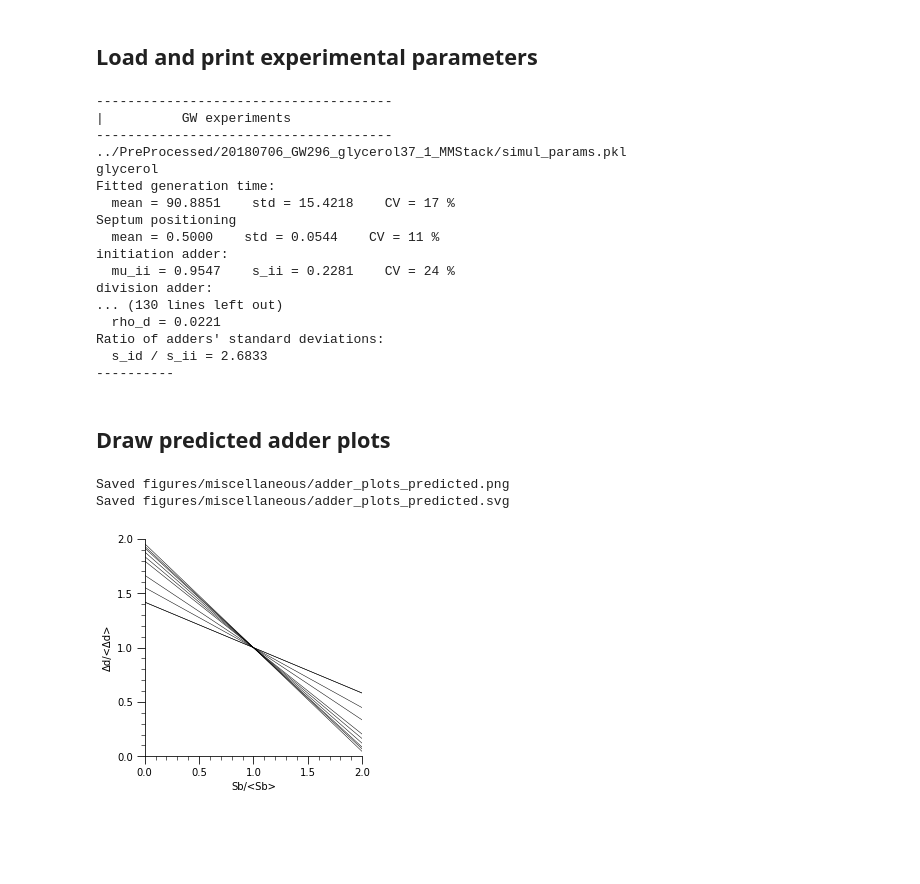
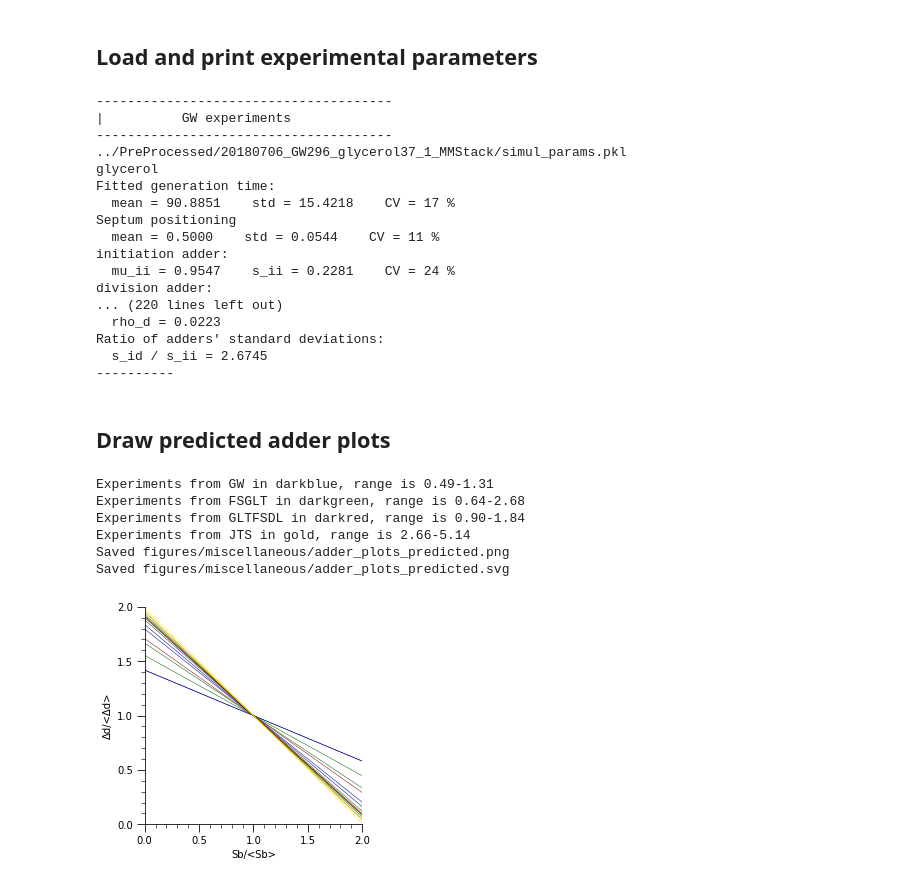
Before and after one commit to junlabucsd/DoubleAdderArticle, a Jupyter notebook: Response/response_Witz2019_list_experimental_params.ipynb, the cells around one changed output. Cells and saved outputs as stored; diff of their text form; code cells hidden in the pictures; blank space fills up the shorter version.

```diff
--- a/Response/response_Witz2019_list_experimental_params.ipynb
+++ b/Response/response_Witz2019_list_experimental_params.ipynb
@@ -53,6 +74,6 @@ alldicts['FSGLT'] = paramsdict
 # %%
-labels = []
-ratios = []
+labels = {}
+ratios = {}
 
 for key in alldicts.keys():
     print('-'*38)
@@ -62,6 +83,8 @@ for key in alldicts.keys():
     paramdict = alldicts[key]
     names = list(paramdict.keys())
     nfiles = len(names)
+    ratios[key] = []
+    labels[key] = []
 
     np.random.seed(123)
     for ind in range(nfiles):
@@ -117,8 +140,8 @@ for key in alldicts.keys():
         print("-"*10)
 
         # save the ratio
-        labels.append(name)
-        ratios.append(s_id/s_ii)
+        labels[key].append(name)
+        ratios[key].append(s_id/s_ii)
 # %% [output]
 --------------------------------------
 |          GW experiments
@@ -132,10 +155,10 @@ Septum positioning
 initiation adder:
   mu_ii = 0.9547    s_ii = 0.2281    CV = 24 %
 division adder:
-... (130 lines left out)
-  rho_d = 0.0221
+... (220 lines left out)
+  rho_d = 0.0223
 Ratio of adders' standard deviations:
-  s_id / s_ii = 2.6833
+  s_id / s_ii = 2.6745
 ----------
 # %% [markdown]
 ## Draw predicted adder plots
@@ -148,40 +171,48 @@ ax.tick_params(bottom=True, left=True, labelbottom=True, labelleft=True)
 ax.tick_params(axis='both', which='major', length=8)
 ax.tick_params(axis='both', which='minor', length=4)
 ax.spines['top'].set_visible(False)
 ax.spines['right'].set_visible(False)
 ax.spines['left'].set_smart_bounds(True)
 ax.spines['bottom'].set_smart_bounds(True)
 ax.set_aspect('equal')
 ax.set_xlim(0.,2)
 ax.set_ylim(0.,2)
 ax.xaxis.set_major_locator(matplotlib.ticker.MultipleLocator(0.5))
 ax.xaxis.set_minor_locator(matplotlib.ticker.MultipleLocator(0.1))
 ax.yaxis.set_major_locator(matplotlib.ticker.MultipleLocator(0.5))
 ax.yaxis.set_minor_locator(matplotlib.ticker.MultipleLocator(0.1))
 ax.set_xlabel("Sb/<Sb>")
 ax.set_ylabel("Δd/<Δd>")
 
 func = lambda u: 0.5/(1.+3*u**2)
-for r in ratios:
-    rho = func(r)
-    a = 2*rho - 1
-    b = 2*(1.-rho)
+colors = iter(['darkblue', 'darkgreen', 'darkred', 'gold'])
+for key in ratios.keys():
+    color=next(colors)
+    print("Experiments from {:s} in {:s}, range is {:.2f}-{:.2f}".format(key, color,np.min(ratios[key]),np.max(ratios[key])))
+    for r in ratios[key]:
+        rho = func(r)
+        a = 2*rho - 1
+        b = 2*(1.-rho)
 
-    yinter = b
-    xinter = -b/a
-    X = [0., xinter]
-    Y = [yinter,0]
-    ax.plot(X,Y,'k-',lw=0.5)
+        yinter = b
+        xinter = -b/a
+        X = [0., xinter]
+        Y = [yinter,0]
+        ax.plot(X,Y,'k-',lw=0.5, color=color)
 
 # save figure
 outputdir = os.path.join('figures','miscellaneous')
 if not os.path.isdir(outputdir):
     os.makedirs(outputdir)
 fpath = os.path.join(outputdir,'adder_plots_predicted')
 for ext in ['.png', '.svg']:
     fig.savefig(fpath+ext, dpi=300, bbox_inches='tight', pad_inches=0)
     print("Saved {:s}".format(fpath+ext))
 # %% [output]
+Experiments from GW in darkblue, range is 0.49-1.31
+Experiments from FSGLT in darkgreen, range is 0.64-2.68
+Experiments from GLTFSDL in darkred, range is 0.90-1.84
+Experiments from JTS in gold, range is 2.66-5.14
 Saved figures/miscellaneous/adder_plots_predicted.png
 Saved figures/miscellaneous/adder_plots_predicted.svg
-[figure, old version]
+[figure, new version]
```
Also changed, not shown: parts of 2 cells of this notebook, 8 other files.
